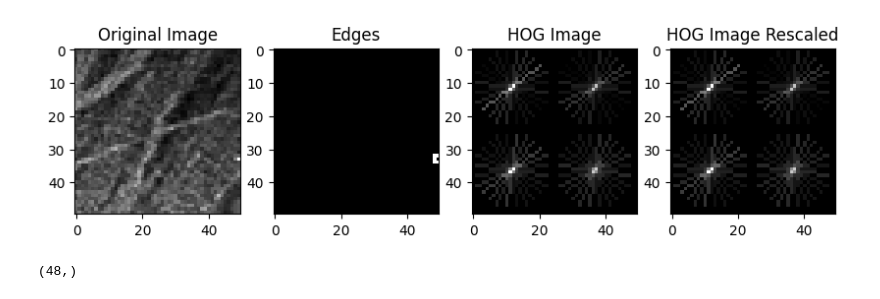
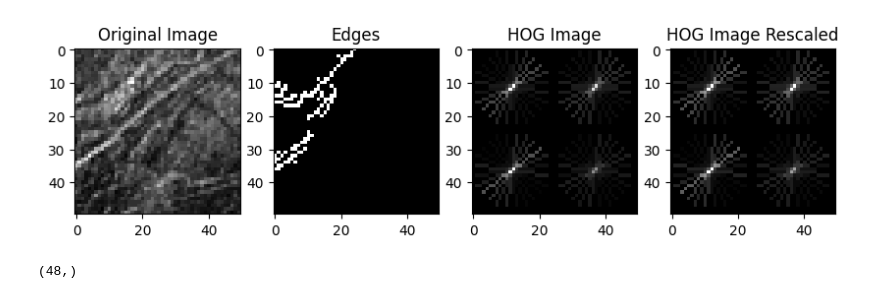
Before and after one commit to hkc5/fiber-prediction, a Jupyter notebook: features.ipynb, the cells around one changed output. Drawn from its saved outputs; the diff is of its cells as text; code cells hidden in the pictures.

```diff
--- a/features.ipynb
+++ b/features.ipynb
@@ -7,7 +7,7 @@ from skimage.feature import hog
 from skimage import exposure
 from skimage import feature
 # %%
-imgDir= "./pictures/15.png"
+imgDir= "./pictures/12.png"
 
 grid_q= 2
 
@@ -15,39 +15,39 @@ grid_q= 2
 img = cv2.imread(imgDir, cv2.IMREAD_GRAYSCALE)
 
 # Compute edges using Canny edge detection
-edges = cv2.Canny(img, 100, 200)
+edges = cv2.Canny(img, 50, 200)
 
 # Compute HOG features using skimage.feature.hog
 hog_features, hog_image = hog(img, orientations= 12, pixels_per_cell= (int(img.shape[0]/grid_q), int(img.shape[1]/grid_q)),
                     cells_per_block=(1, 1), visualize=True, feature_vector= True)
 
 # Rescale HOG image to enhance visibility
 hog_image_rescaled = exposure.rescale_intensity(hog_image, in_range= (0, 10))
 
 # Display the original image, edges and HOG image
 plt.figure(figsize=(10,10))
 
 plt.subplot(141)
 plt.imshow(img, cmap= "gray")
 plt.title("Original Image")
 
 plt.subplot(142)
 plt.imshow(edges, cmap='gray')
 plt.title("Edges")
 
 plt.subplot(143)
 plt.imshow(hog_image, cmap='gray')
 plt.title("HOG Image")
 
 plt.subplot(144)
 plt.imshow(hog_image_rescaled, cmap='gray')
 plt.title("HOG Image Rescaled")
 
 plt.show()
 
 print(hog_features.shape)
 # %% [output]
-[figure, old version]
+[figure, new version]
 (48,)
 # %%
 def get_feature_vector(image_directory, grid_q= 4, orientation= 8, ):
```
Also changed, not shown: parts of 2 cells of this notebook, 2 other files.
